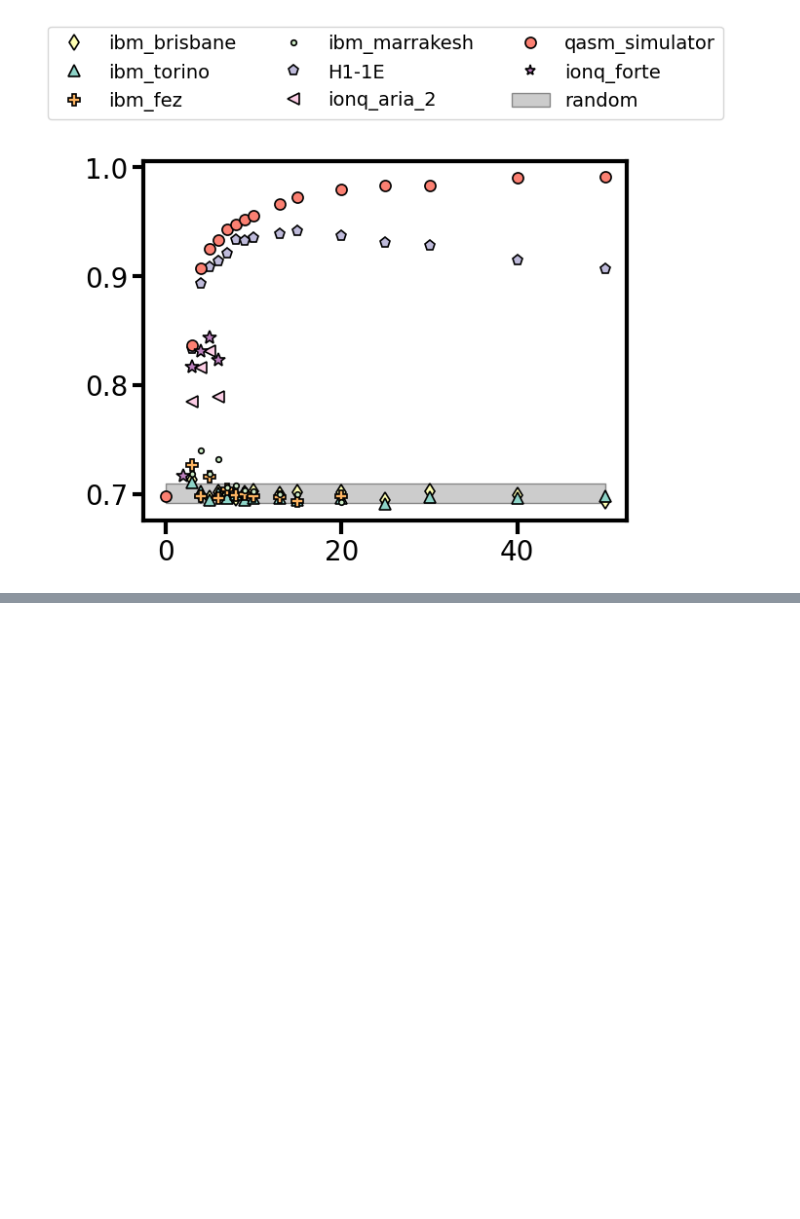
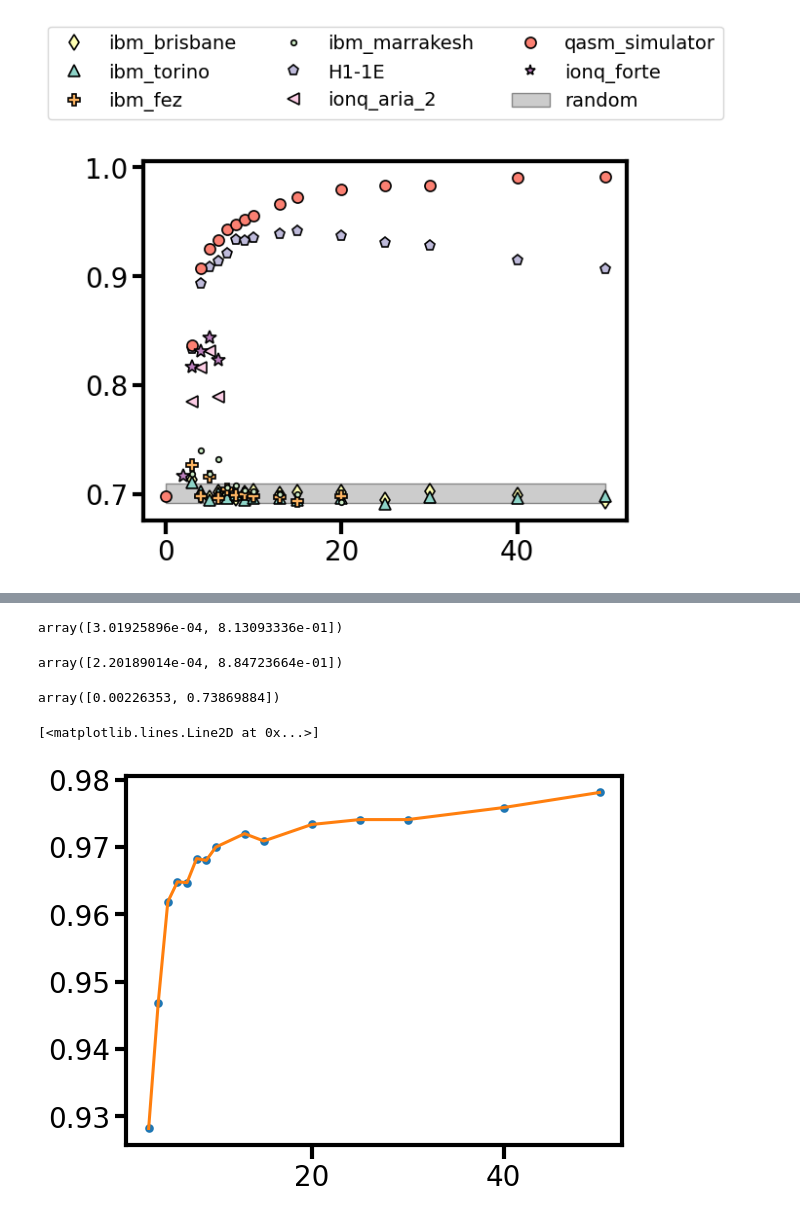
Before and after one commit to alejomonbar/LR-QAOA-QPU-Benchmarking, a Jupyter notebook: FC-Figures.ipynb, the cells around one changed output, grey strips where cells are left out. Saved outputs shown, nothing was run; the diff lists cells and outputs as text; code cells hidden in the pictures; blank space fills up the shorter version.

```diff
--- a/FC-Figures.ipynb
+++ b/FC-Figures.ipynb
@@ -285,0 +427,30 @@ QPU: ionq_forte | r = 0.844
+# %%
+res.x
+# %% [output]
+array([3.01925896e-04, 8.13093336e-01])
+# %%
+res.x
+# %% [output]
+array([2.20189014e-04, 8.84723664e-01])
+# %%
+res.x
+# %% [output]
+array([0.00226353, 0.73869884])
+# %%
+error = 1e-10
+k = 1.4
+C = 5
+backend_name = "H1-1E"
+nq = 5
+prop = "r"
+results = np.load(f"./Data/{backend_name}/{nq}_FC.npy", allow_pickle=True).item()
+results_opt = np.load(f"./Data/qasm_simulator/{nq}_FC.npy", allow_pickle=True).item()
+
+y = np.array([results["postprocessing"][results["Deltas"][0]][p][0][prop] for p in results["ps"]])
+y_random = results["random"][prop]
+y_opt = {p:results_opt["postprocessing"][results["Deltas"][0]][p][0][prop] for p in results["ps"]}
+plt.plot(results["ps"], [y_opt[p] for p in results["ps"]], marker="o", linewidth=0, label="real")
+plt.plot(results["ps"], [obj_fun(error, k, C, y_random, y_opt[p],nq,p) for p in results["ps"]])
+# %% [output]
+[<matplotlib.lines.Line2D at 0x...>]
+[figure, added]
```
Also changed, not shown: parts of 9 cells of this notebook, 11 other files.
